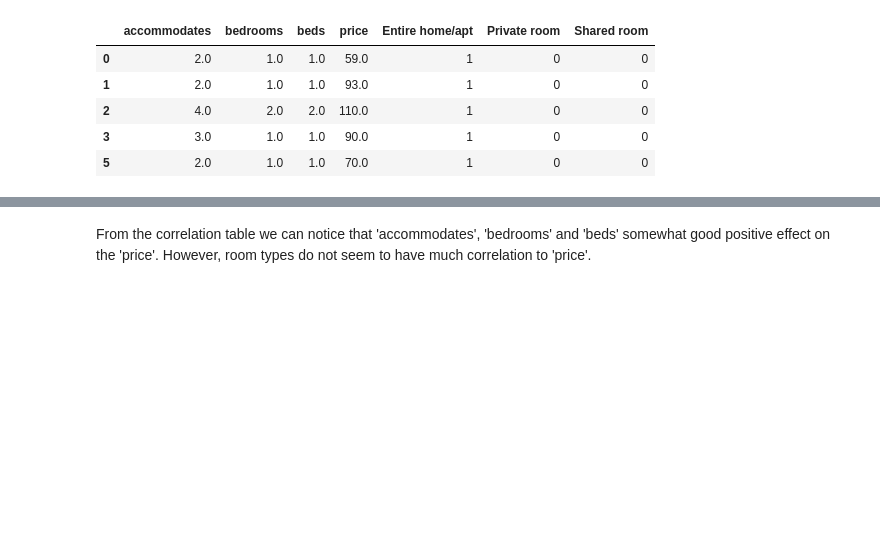
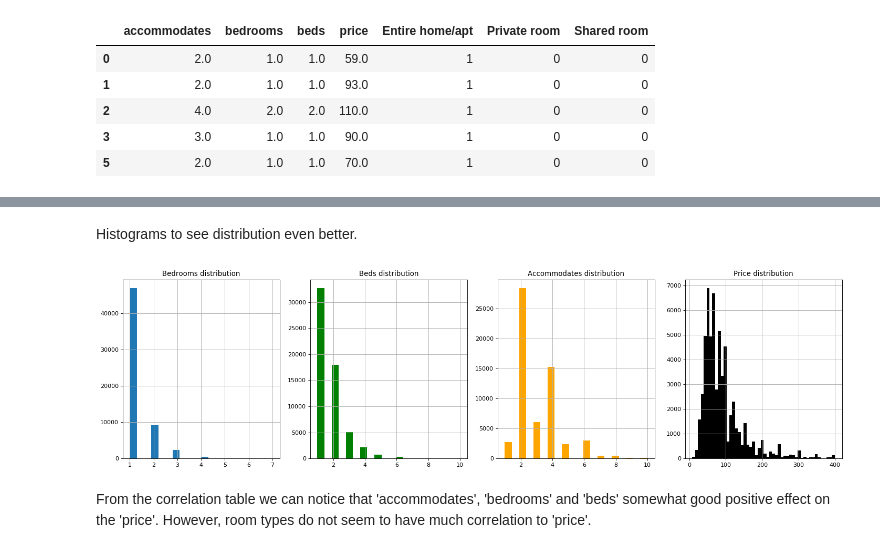
Before and after one commit to Rutle/jodatut-ht, a Jupyter notebook: jodatutHT.ipynb, the cells around one changed output, grey strips where cells are left out. Drawn from its saved outputs; the diff is of its cells as text; code cells hidden in the pictures; blank space fills up the shorter version.

```diff
--- a/jodatutHT.ipynb
+++ b/jodatutHT.ipynb
@@ -150,2 +164,29 @@ plt.show()
+# %% [markdown]
+Histograms to see distribution even better.
+# %%
+fig = plt.figure(figsize=(18, 5), dpi= 80, facecolor='w', edgecolor='k')
+
+plt.subplot(1, 4, 1)
+plt.gca().set_title('Bedrooms distribution')
+finaldata['bedrooms'].hist(bins=20)
+fig.tight_layout()
+
+plt.subplot(1, 4, 2)
+plt.gca().set_title('Beds distribution')
+finaldata['beds'].hist(bins=20, color='green')
+fig.tight_layout()
+
+plt.subplot(1, 4, 3)
+plt.gca().set_title('Accommodates distribution')
+finaldata['accommodates'].hist(bins=20, color='orange')
+fig.tight_layout()
+
+plt.subplot(1, 4, 4)
+plt.gca().set_title('Price distribution')
+finaldata['price'].hist(bins=50, color='black')
+fig.tight_layout()
+plt.show()
+# %% [output]
+[figure, added]
 # %% [markdown]
 From the correlation table we can notice that 'accommodates', 'bedrooms' and 'beds' somewhat good positive effect on the 'price'. However, room types do not seem to have much correlation to 'price'.
```
Also changed, not shown: parts of 25 cells of this notebook.
